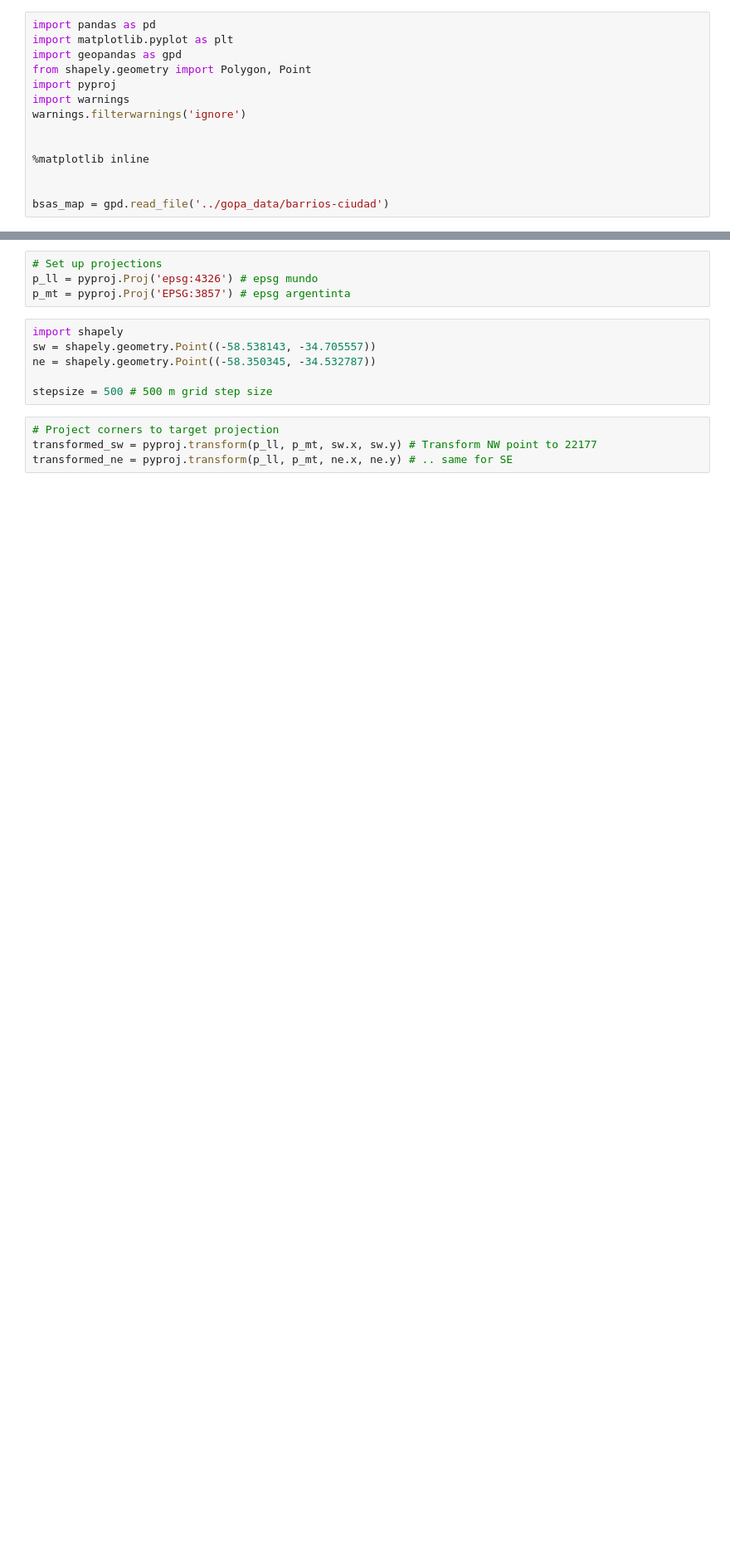
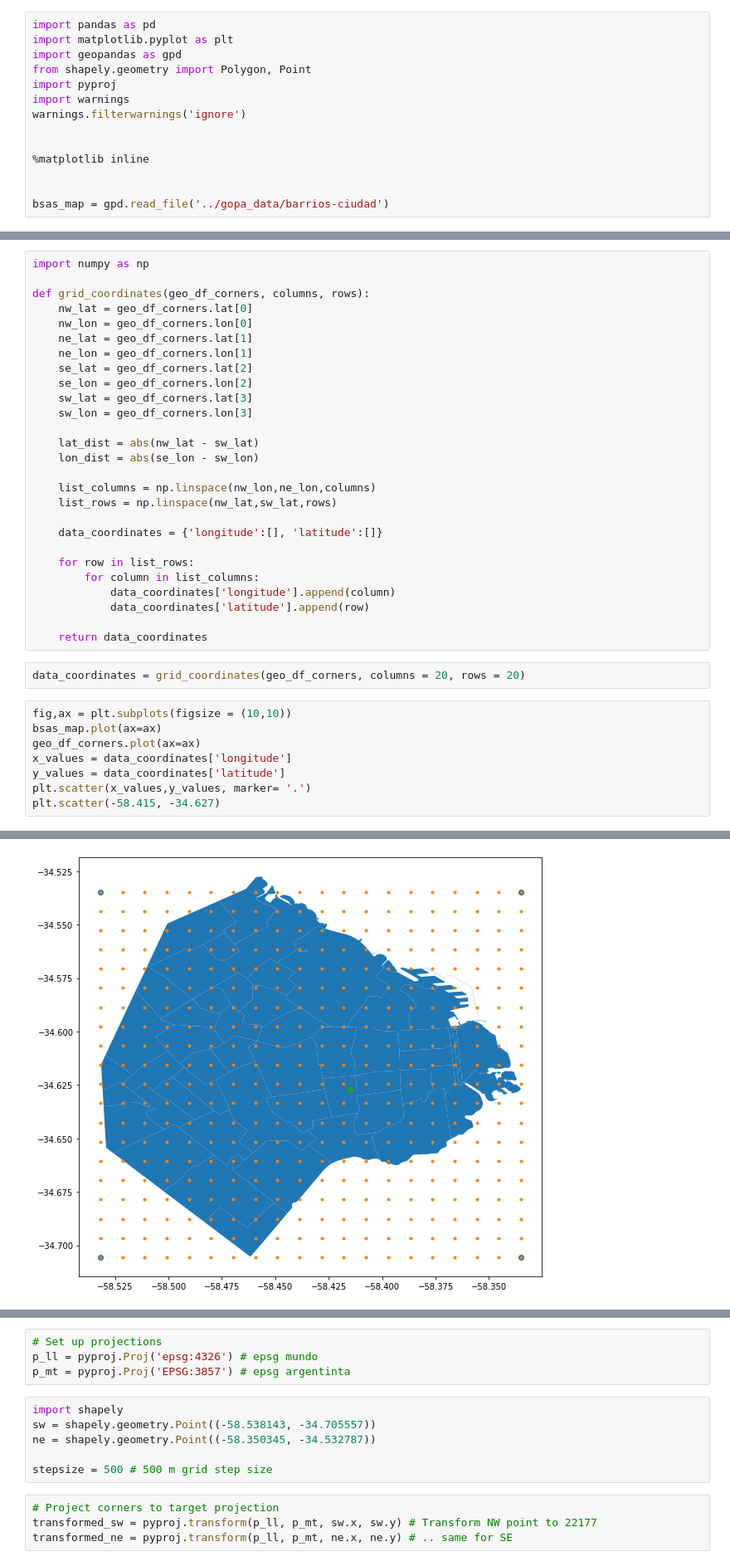
Before and after one commit to julietahocsman/goproject, a Jupyter notebook: notebooks/map.ipynb, the cells around one changed output, grey strips where cells are left out. Shown: that part at 83% size. Drawn from its saved outputs; the diff is of its cells as text; blank space fills up the shorter version.

```diff
--- a/notebooks/map.ipynb
+++ b/notebooks/map.ipynb
@@ -20,0 +85,38 @@ bsas_map.plot(ax=ax)
+# %%
+import numpy as np
+
+def grid_coordinates(geo_df_corners, columns, rows):
+    nw_lat = geo_df_corners.lat[0]
+    nw_lon = geo_df_corners.lon[0]
+    ne_lat = geo_df_corners.lat[1]
+    ne_lon = geo_df_corners.lon[1]
+    se_lat = geo_df_corners.lat[2]
+    se_lon = geo_df_corners.lon[2]
+    sw_lat = geo_df_corners.lat[3]
+    sw_lon = geo_df_corners.lon[3]
+
+    lat_dist = abs(nw_lat - sw_lat)
+    lon_dist = abs(se_lon - sw_lon)
+
+    list_columns = np.linspace(nw_lon,ne_lon,columns)
+    list_rows = np.linspace(nw_lat,sw_lat,rows)
+
+    data_coordinates = {'longitude':[], 'latitude':[]}
+
+    for row in list_rows:
+        for column in list_columns:
+            data_coordinates['longitude'].append(column)
+            data_coordinates['latitude'].append(row)
+
+    return data_coordinates
+# %%
+data_coordinates = grid_coordinates(geo_df_corners, columns = 20, rows = 20)
+# %%
+fig,ax = plt.subplots(figsize = (10,10))
+bsas_map.plot(ax=ax)
+geo_df_corners.plot(ax=ax)
+x_values = data_coordinates['longitude']
+y_values = data_coordinates['latitude']
+plt.scatter(x_values,y_values, marker= '.')
+plt.scatter(-58.415, -34.627)
+# %% [output]
@@ -21,3 +124,4 @@ bsas_map.plot(ax=ax)
+[figure, added]
 # %%
 df = pd.read_csv('fourcorners.csv', ',')
 epsg = 'epsg:3857'
```
Also changed, not shown: parts of 34 cells of this notebook.
